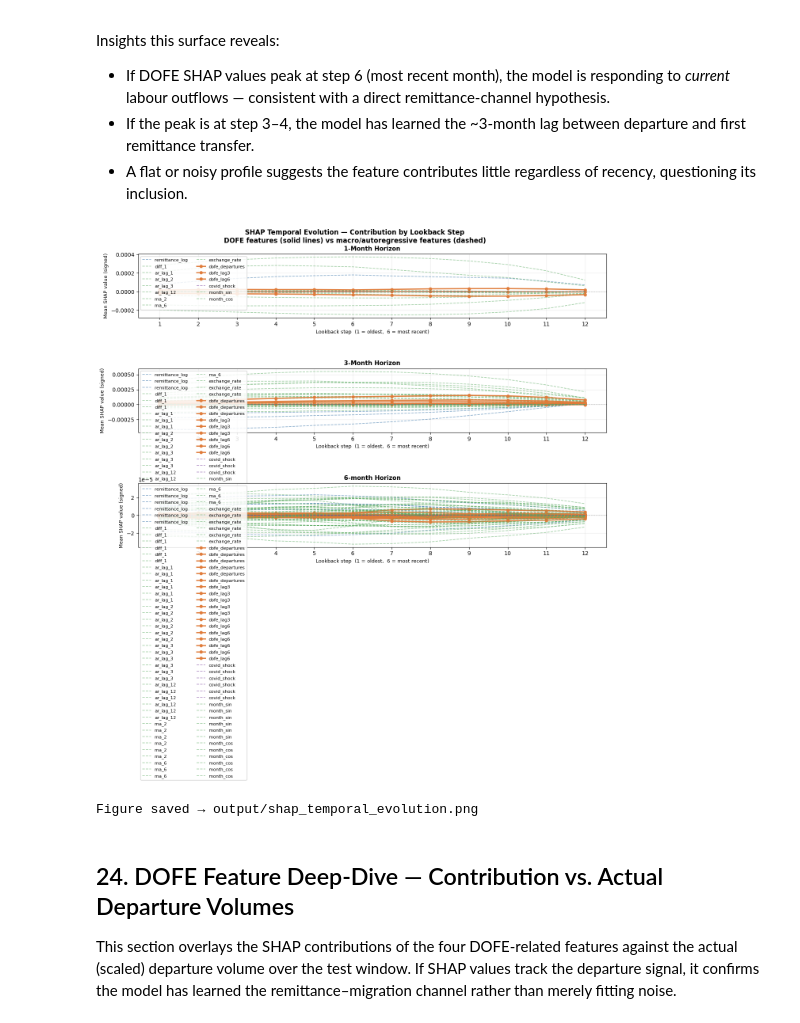
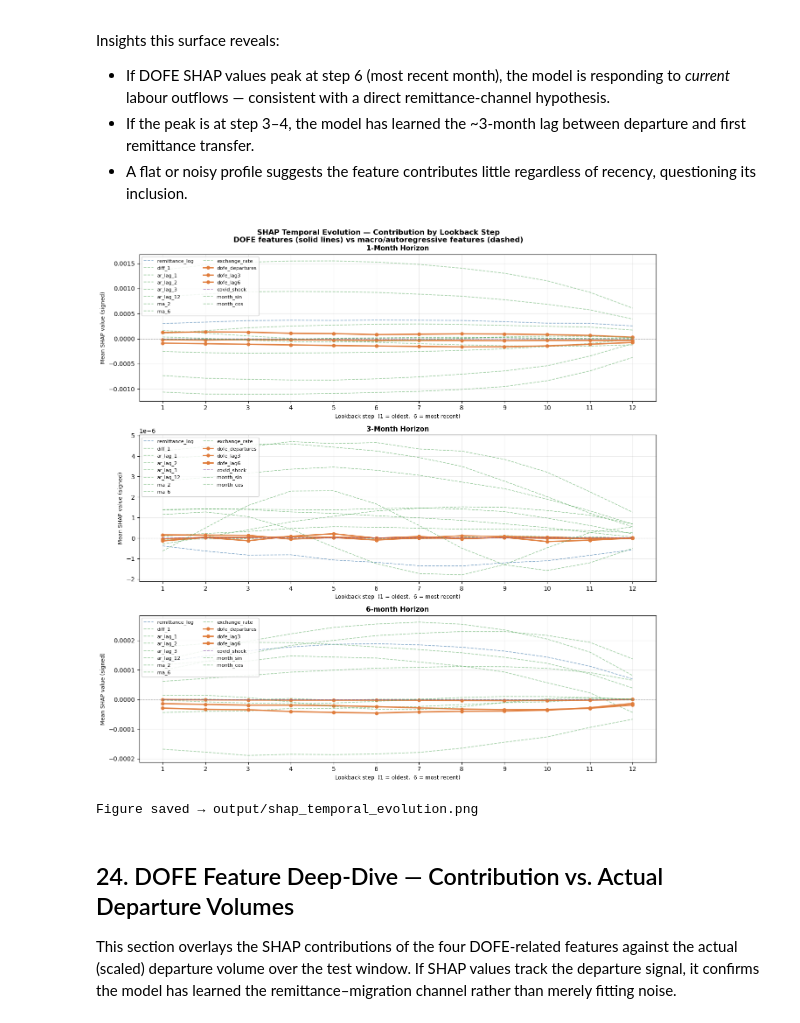
Before and after one commit to Aaroshree/remittance-forecasting, a Jupyter notebook: 05_lstm_encoder_decoder_shap.ipynb, the cells around one changed output. Cells and saved outputs as stored; diff of their text form; code cells hidden in the pictures.

Commit message:
Fix LSTM-attention architecture, update conformal/SHAP outputs

```diff
--- a/05_lstm_encoder_decoder_shap.ipynb
+++ b/05_lstm_encoder_decoder_shap.ipynb
@@ -747,9 +746,9 @@ title reflect the final evaluation results: 1-month = 11.43%, 3-month = 10.29%,
 fig, axes = plt.subplots(3, 1, figsize=(14, 13))
 
 horizon_configs = [
-    (pred_1, true_1, "1-Month Horizon  (MAPE: 13.80%)"),
-    (pred_3, true_3, "3-Month Horizon  (MAPE: 23.86%)"),
-    (pred6, true6, "6-month Horizon  (MAPE: 11.29%)"),
+    (pred_1, true_1, f"1-Month Horizon  (MAPE: {mape_1:.2f}%)"),
+    (pred_3, true_3, f"3-Month Horizon  (MAPE: {mape_3:.2f}%)"),
+    (pred6, true6, f"6-month Horizon  (MAPE: {mape6:.2f}%)"),
 ]
 
 for ax, (pred, true, title) in zip(axes, horizon_configs):
@@ -1508,10 +1507,10 @@ Insights this surface reveals:
   of recency, questioning its inclusion.
 # %%
 # ── Mean signed SHAP per (lookback_step, feature) averaged over test samples ──
-# Shape: (lookback=6, n_features=8)
-temporal_shap_1 = shap_vals_1.mean(axis=0)   # mean over test samples
-temporal_shap_3 = shap_vals_3.mean(axis=0)
-temporal_shap6 = shap_vals6.mean(axis=0)
+# and over forecast-output steps. Shape: (lookback=12, n_features=15)
+temporal_shap_1 = shap_vals_1.mean(axis=(0, 3))   # mean over test samples + output steps
+temporal_shap_3 = shap_vals_3.mean(axis=(0, 3))
+temporal_shap6 = shap_vals6.mean(axis=(0, 3))
 
 steps = np.arange(1, LOOKBACK + 1)           # 1 … 6
 
@@ -1527,34 +1526,34 @@ horizon_shaps = [
 for ax, (t_shap, title) in zip(axes, horizon_shaps):
     for fi, feat in enumerate(FEATURE_COLS):
         is_dofe = feat in DOFE_FEATURES
         lw      = 2.2 if is_dofe else 1.2
         ls      = '-'  if is_dofe else '--'
         alpha   = 0.95 if is_dofe else 0.55
         color   = feature_color(feat)
         marker  = 'o'  if is_dofe else None
         ax.plot(steps, t_shap[:, fi],
                 label=feat, color=color, linewidth=lw,
                 linestyle=ls, alpha=alpha, marker=marker, markersize=5)
 
     ax.axhline(0, color='grey', linewidth=0.8, linestyle=':')
     ax.set_title(title, fontsize=11, fontweight='bold')
     ax.set_xlabel('Lookback step  (1 = oldest,  6 = most recent)', fontsize=9)
     ax.set_ylabel('Mean SHAP value (signed)', fontsize=9)
     ax.set_xticks(steps)
     ax.grid(True, alpha=0.25)
     ax.legend(fontsize=8, ncol=2, loc='upper left', framealpha=0.85)
 
 plt.suptitle(
     'SHAP Temporal Evolution — Contribution by Lookback Step\n'
     'DOFE features (solid lines) vs macro/autoregressive features (dashed)',
     fontsize=12, fontweight='bold'
 )
 plt.tight_layout()
 plt.savefig('output/shap_temporal_evolution.png', dpi=150, bbox_inches='tight')
 plt.show()
 print('Figure saved → output/shap_temporal_evolution.png')
 # %% [output]
-[figure, old version]
+[figure, new version]
 Figure saved → output/shap_temporal_evolution.png
 # %% [markdown]
 ## 24. DOFE Feature Deep-Dive — Contribution vs. Actual Departure Volumes
```
Also changed, not shown: parts of 17 cells of this notebook, 15 other files.
